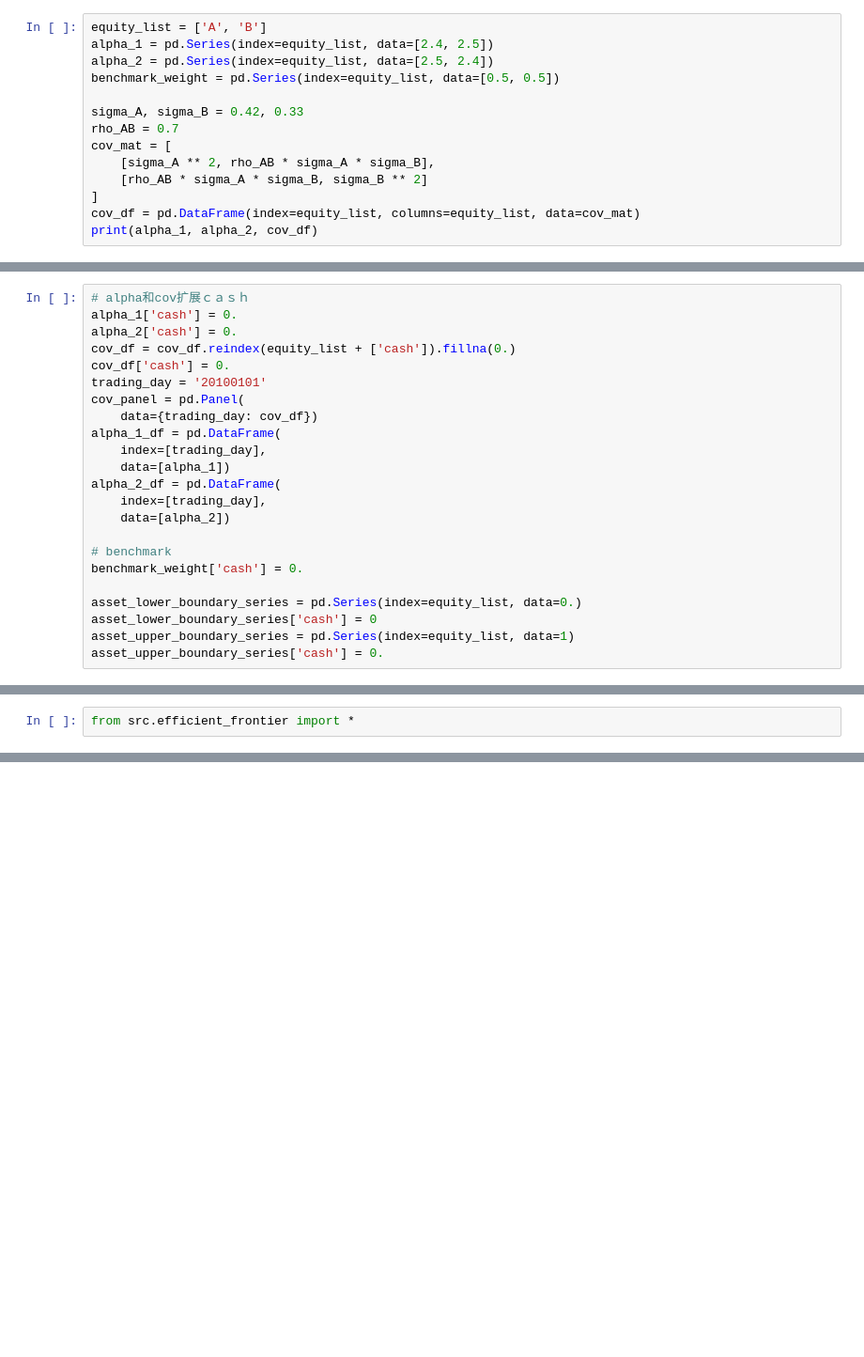
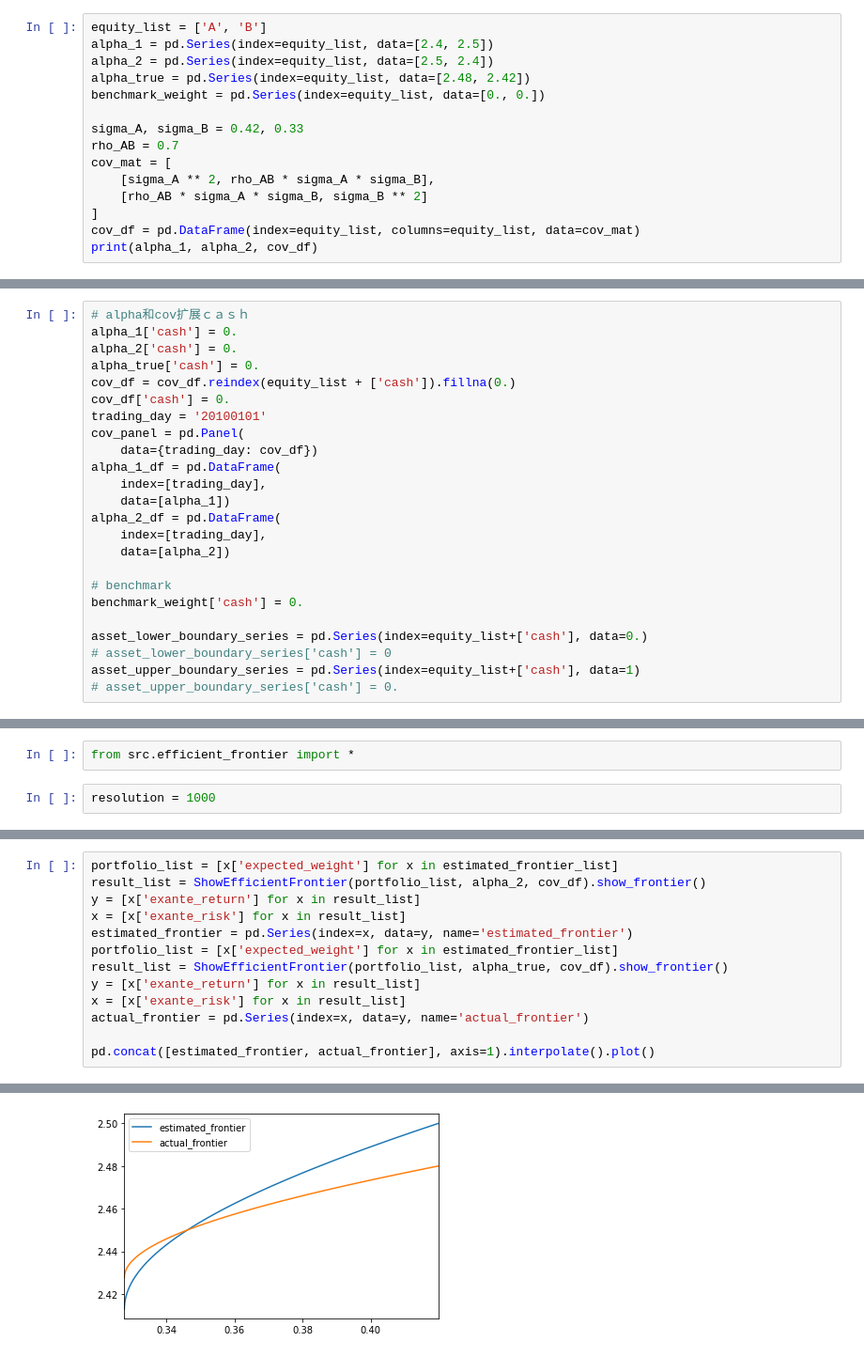
Before and after one commit to Casey1203/axioma-paper, a Jupyter notebook: rbo.ipynb, the cells around one changed output, grey strips where cells are left out. Shown at 94% size. Cells and saved outputs as stored; diff of their text form; blank space fills up the shorter version.

```diff
--- a/rbo.ipynb
+++ b/rbo.ipynb
@@ -8,7 +8,8 @@ import matplotlib.pyplot as plt
 equity_list = ['A', 'B']
 alpha_1 = pd.Series(index=equity_list, data=[2.4, 2.5])
 alpha_2 = pd.Series(index=equity_list, data=[2.5, 2.4])
-benchmark_weight = pd.Series(index=equity_list, data=[0.5, 0.5])
+alpha_true = pd.Series(index=equity_list, data=[2.48, 2.42])
+benchmark_weight = pd.Series(index=equity_list, data=[0., 0.])
 
 sigma_A, sigma_B = 0.42, 0.33
 rho_AB = 0.7
@@ -30,6 +31,7 @@ B  0.09702  0.10890
 # alpha和cov扩展ｃａｓｈ
 alpha_1['cash'] = 0.
 alpha_2['cash'] = 0.
+alpha_true['cash'] = 0.
 cov_df = cov_df.reindex(equity_list + ['cash']).fillna(0.)
 cov_df['cash'] = 0.
 trading_day = '20100101'
@@ -45,10 +47,10 @@ alpha_2_df = pd.DataFrame(
 # benchmark
 benchmark_weight['cash'] = 0.
 
-asset_lower_boundary_series = pd.Series(index=equity_list, data=0.)
-asset_lower_boundary_series['cash'] = 0
-asset_upper_boundary_series = pd.Series(index=equity_list, data=1)
-asset_upper_boundary_series['cash'] = 0.
+asset_lower_boundary_series = pd.Series(index=equity_list+['cash'], data=0.)
+# asset_lower_boundary_series['cash'] = 0
+asset_upper_boundary_series = pd.Series(index=equity_list+['cash'], data=1)
+# asset_upper_boundary_series['cash'] = 0.
 # %% [output]
 Panel is deprecated and will be removed in a future version.
 The recommended way to represent these types of 3-dimensional data are with a MultiIndex on a DataFrame, via the Panel.to_frame() method
@@ -93,5 +95,7 @@ param = {
 # model.solve_without_round()
 # %%
 from src.efficient_frontier import *
+# %%
+resolution = 1000
 # %%
 eff_front = EfficientFrontier(param)
@@ -116,0 +108,14 @@ Problem
+# %%
+portfolio_list = [x['expected_weight'] for x in estimated_frontier_list]
+result_list = ShowEfficientFrontier(portfolio_list, alpha_2, cov_df).show_frontier()
+y = [x['exante_return'] for x in result_list]
+x = [x['exante_risk'] for x in result_list]
+estimated_frontier = pd.Series(index=x, data=y, name='estimated_frontier')
+portfolio_list = [x['expected_weight'] for x in estimated_frontier_list]
+result_list = ShowEfficientFrontier(portfolio_list, alpha_true, cov_df).show_frontier()
+y = [x['exante_return'] for x in result_list]
+x = [x['exante_risk'] for x in result_list]
+actual_frontier = pd.Series(index=x, data=y, name='actual_frontier')
+
+pd.concat([estimated_frontier, actual_frontier], axis=1).interpolate().plot()
+# %% [output]
@@ -116,0 +123 @@ Problem
+[figure, added]
```
Also changed, not shown: parts of 24 cells of this notebook, 5 other files.
